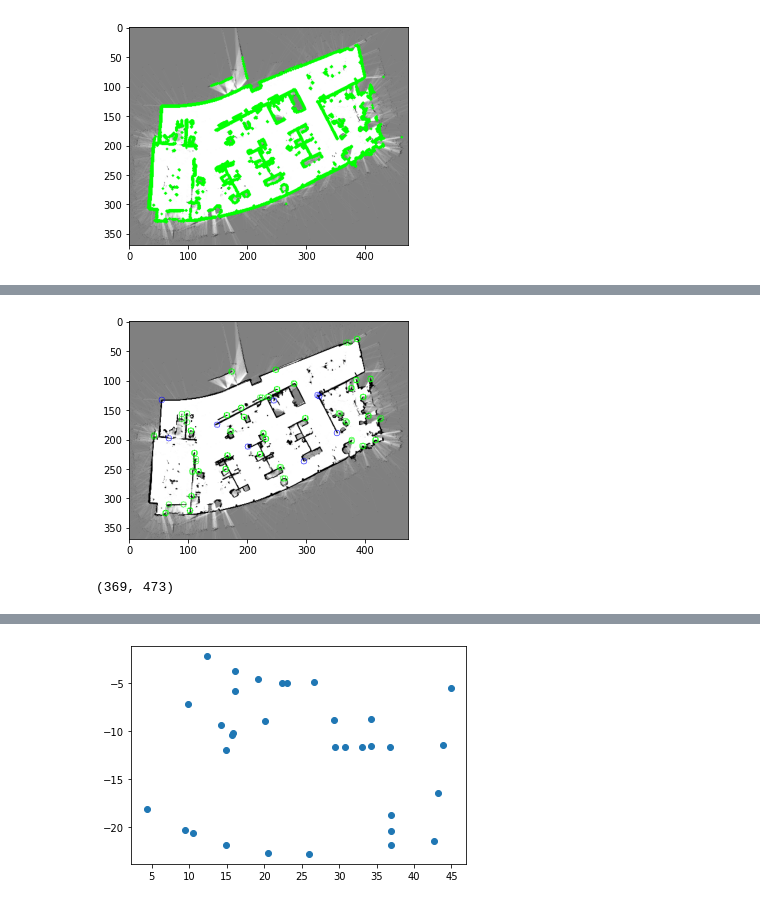
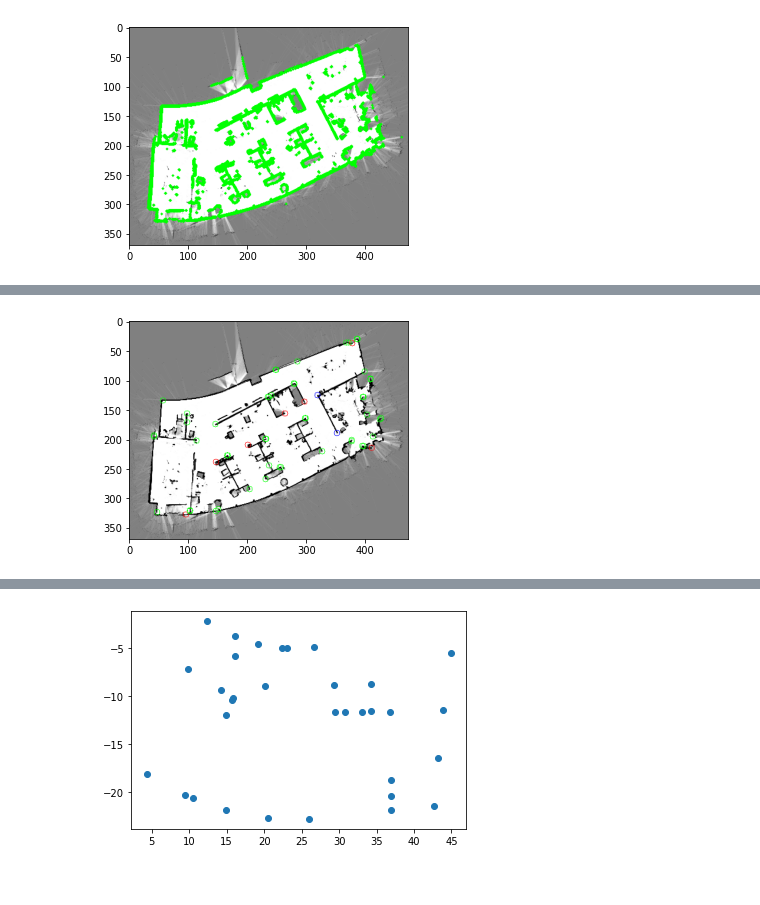
Before and after one commit to arjo129/auto_map_warper, a Jupyter notebook: map_warping.ipynb, the cells around one changed output, grey strips where cells are left out. Cells and saved outputs as stored; diff of their text form; code cells hidden in the pictures.

```diff
--- a/map_warping.ipynb
+++ b/map_warping.ipynb
@@ -37,7 +37,7 @@ plt.show()
 # %%
 filtered_cont = []
 for contour in contours:
-    if cv2.arcLength(contour, False) < 30:
+    if cv2.arcLength(contour, False) < 70:
         continue
     filtered_cont.append(contour)
 img_con = img.copy()
@@ -49,31 +49,38 @@ plt.show()
 # %%
 img_keypoints = img.copy()
+lidar_end_points = []
 for contour in filtered_cont:
     prev_pt = None
     prev_prev_pt = None
     counter = 0
-    simplified_cont =  cv2.approxPolyDP(contour, 30, False)
+    simplified_cont =  cv2.approxPolyDP(contour, 30, True)
     for pt in simplified_cont:
         if prev_pt is None:
             cv2.circle(img_keypoints, (pt[0][0], pt[0][1]), 5, (255,0,0), 1)
+            lidar_end_points.append([pt[0][0], pt[0][1]])
         elif counter == len(simplified_cont) - 1:
             cv2.circle(img_keypoints, (pt[0][0], pt[0][1]), 5, (0,255,0), 1)
+            lidar_end_points.append([pt[0][0], pt[0][1]])
         elif prev_prev_pt is not None:
             vec1 = prev_pt - prev_prev_pt
             vec2 = pt[0] - prev_pt
             angle = np.arccos(vec1.dot(vec2)/(np.linalg.norm(vec1) * np.linalg.norm(vec2)))
             if abs(angle) > 1.4:
                 cv2.circle(img_keypoints, (prev_pt[0], prev_pt[1]), 5, (0, 0, 255), 1)
+                lidar_end_points.append([prev_pt[0], prev_pt[1]])
+            #if abs(angle) < 0.1 and vec1.dot(vec2) <0:
+            #    cv2.circle(img_keypoints, (prev_pt[0], prev_pt[1]), 5, (0, 0, 255), 1)
+            #    lidar_end_points.append([prev_pt[0], prev_pt[1]])
         prev_prev_pt = prev_pt
         prev_pt = pt[0]
         counter += 1
     cv2.circle(img_keypoints, (contour[-1][0][0], contour[-1][0][1]), 5, (0,255,0), 1)
+    lidar_end_points.append((contour[-1][0][0], contour[-1][0][1]))
     cv2.circle(img_keypoints, (contour[0][0][0], contour[0][0][1]), 5, (0,255,0), 1)
+    lidar_end_points.append((contour[0][0][0], contour[0][0][1]))
+
+lidar_end_points = np.array(lidar_end_points)
 plt.imshow(img_keypoints)
 plt.show()
 # %% [output]
-[figure, old version]
+[figure, new version]
-# %%
-res.shape
-# %% [output]
-(369, 473)
```
Also changed, not shown: parts of 12 cells of this notebook.
